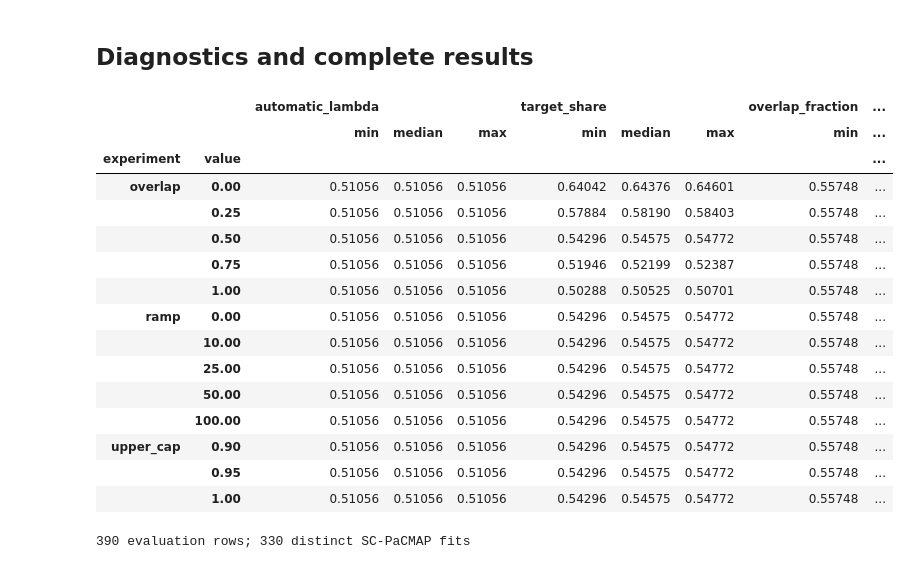
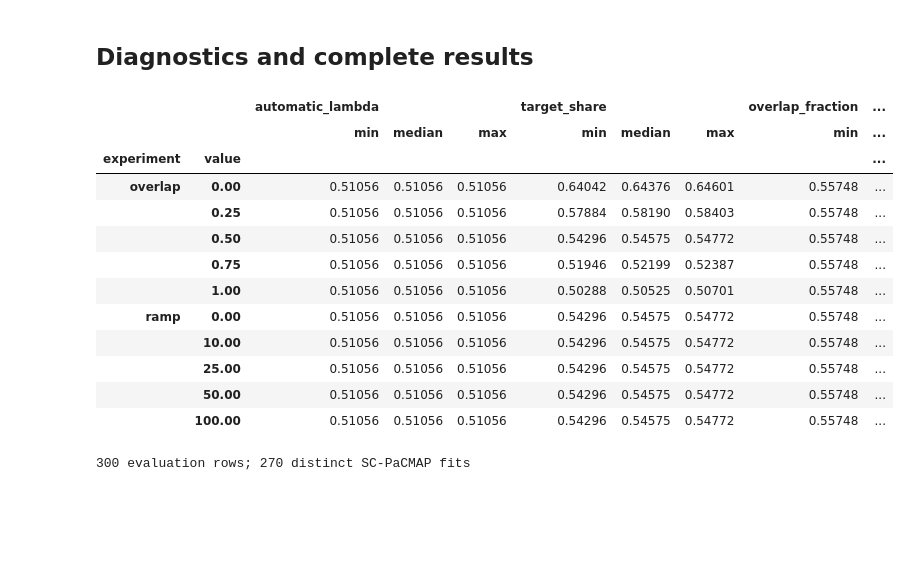
Before and after one commit to Weihong312/SC-PACMAP, a Jupyter notebook: sc-pacmap-reproducibility/notebooks/sensitivity test/02_north_batten_sc_pacmap_sensitivity.ipynb, the cells around one changed output. Cells and saved outputs as stored; diff of their text form; code cells hidden in the pictures; blank space fills up the shorter version.

```diff
--- a/sc-pacmap-reproducibility/notebooks/sensitivity test/02_north_batten_sc_pacmap_sensitivity.ipynb
+++ b/sc-pacmap-reproducibility/notebooks/sensitivity test/02_north_batten_sc_pacmap_sensitivity.ipynb
@@ -93,25 +92,24 @@ def evaluate_embedding(embedding, k):
             'spatial': 100 * (1 - mean_entropy / np.log(k)),
             'multivariate': 100 * (1 - within_ss / tss)}
 
-# Shared baseline (f=0.5, cap=0.95) is computed once per seed and reused.
+# Shared baseline (f=0.5, ramp=25) is computed once per seed and reused.
 # Cache contains metrics only; rerun this cell after changing data or settings.
 run_cache = {}
 
 def run_experiment(experiment, values):
-    if experiment not in {'overlap', 'upper_cap', 'ramp'}:
+    if experiment not in {'overlap', 'ramp'}:
         raise ValueError(f'Unknown experiment: {experiment}')
     rows = []
     for seed in SEEDS:
         for value in values:
             f = float(value) if experiment == 'overlap' else 0.5
-            cap = float(value) if experiment == 'upper_cap' else 0.95
             ramp = int(value) if experiment == 'ramp' else 25
-            key = (seed, f, cap, ramp)
+            key = (seed, f, ramp)
             if key not in run_cache:
                 with threadpool_limits(limits=1):
                     result, diag = run_sc_pacmap(
                         features, coords, PaCMAPSettings(random_state=seed, **settings_base),
-                        config=SCPaCMAPConfig(overlap_sc_factor=f, max_target_share=cap,
+                        config=SCPaCMAPConfig(overlap_sc_factor=f,
                                              phase3_ramp_iterations=ramp))
                     run_cache[key] = [dict(K=k, **evaluate_embedding(result.embedding, k),
                                            automatic_lambda=diag.spatial_strength_lambda,
@@ -119,7 +117,7 @@ def run_experiment(experiment, values):
                                            overlap_fraction=diag.overlap_fraction)
                                       for k in K_VALUES]
             rows.extend(dict(experiment=experiment, value=float(value), seed=seed,
-                             overlap_sc_factor=f, max_target_share=cap,
+                             overlap_sc_factor=f,
                              phase3_ramp_iterations=ramp, **metrics)
                         for metrics in run_cache[key])
         print(f'{experiment}: completed seed {seed + 1}/{len(SEEDS)}', flush=True)
@@ -271,26 +237,23 @@ ramp: completed seed 30/30
 # %% [markdown]
 ## Diagnostics and complete results
 # %%
-sensitivity_results = pd.concat([overlap_results, cap_results, ramp_results], ignore_index=True)
+sensitivity_results = pd.concat([overlap_results, ramp_results], ignore_index=True)
 display(sensitivity_results.drop_duplicates(['experiment', 'value', 'seed'])
         .groupby(['experiment', 'value'])[['automatic_lambda', 'target_share', 'overlap_fraction']]
         .agg(['min', 'median', 'max']).round(5))
 print(f'{len(sensitivity_results)} evaluation rows; {len(run_cache)} distinct SC-PaCMAP fits')
 # %% [output]
 |  |  | automatic_lambda |  |  | target_share |  |  | overlap_fraction | ... |
 |  |  | min | median | max | min | median | max | min | ... |
 | experiment | value |  |  |  |  |  |  |  | ... |
 | overlap | 0.00 | 0.51056 | 0.51056 | 0.51056 | 0.64042 | 0.64376 | 0.64601 | 0.55748 | ... |
 |  | 0.25 | 0.51056 | 0.51056 | 0.51056 | 0.57884 | 0.58190 | 0.58403 | 0.55748 | ... |
 |  | 0.50 | 0.51056 | 0.51056 | 0.51056 | 0.54296 | 0.54575 | 0.54772 | 0.55748 | ... |
 |  | 0.75 | 0.51056 | 0.51056 | 0.51056 | 0.51946 | 0.52199 | 0.52387 | 0.55748 | ... |
 |  | 1.00 | 0.51056 | 0.51056 | 0.51056 | 0.50288 | 0.50525 | 0.50701 | 0.55748 | ... |
 | ramp | 0.00 | 0.51056 | 0.51056 | 0.51056 | 0.54296 | 0.54575 | 0.54772 | 0.55748 | ... |
 |  | 10.00 | 0.51056 | 0.51056 | 0.51056 | 0.54296 | 0.54575 | 0.54772 | 0.55748 | ... |
 |  | 25.00 | 0.51056 | 0.51056 | 0.51056 | 0.54296 | 0.54575 | 0.54772 | 0.55748 | ... |
 |  | 50.00 | 0.51056 | 0.51056 | 0.51056 | 0.54296 | 0.54575 | 0.54772 | 0.55748 | ... |
 |  | 100.00 | 0.51056 | 0.51056 | 0.51056 | 0.54296 | 0.54575 | 0.54772 | 0.55748 | ... |
-| upper_cap | 0.90 | 0.51056 | 0.51056 | 0.51056 | 0.54296 | 0.54575 | 0.54772 | 0.55748 | ... |
-|  | 0.95 | 0.51056 | 0.51056 | 0.51056 | 0.54296 | 0.54575 | 0.54772 | 0.55748 | ... |
-|  | 1.00 | 0.51056 | 0.51056 | 0.51056 | 0.54296 | 0.54575 | 0.54772 | 0.55748 | ... |
-390 evaluation rows; 330 distinct SC-PaCMAP fits
+300 evaluation rows; 270 distinct SC-PaCMAP fits
```
Also changed, not shown: parts of 6 cells of this notebook, 15 other files.
